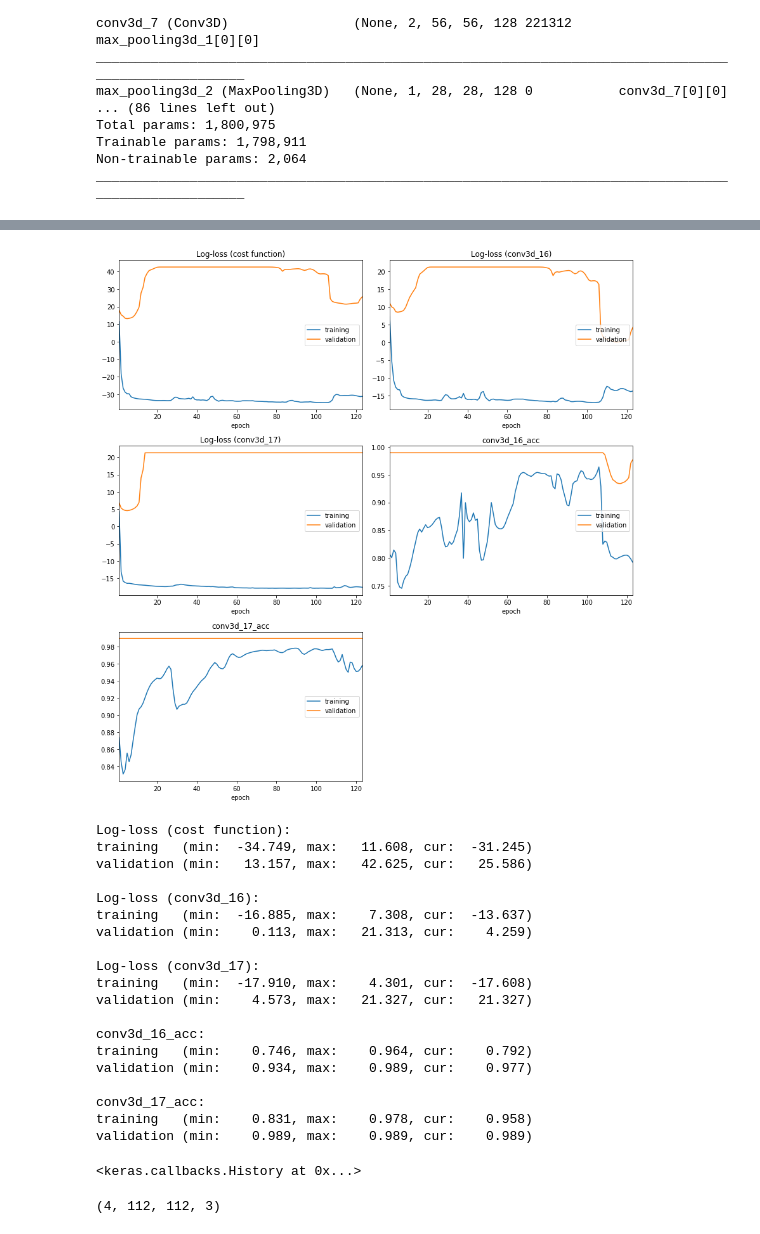
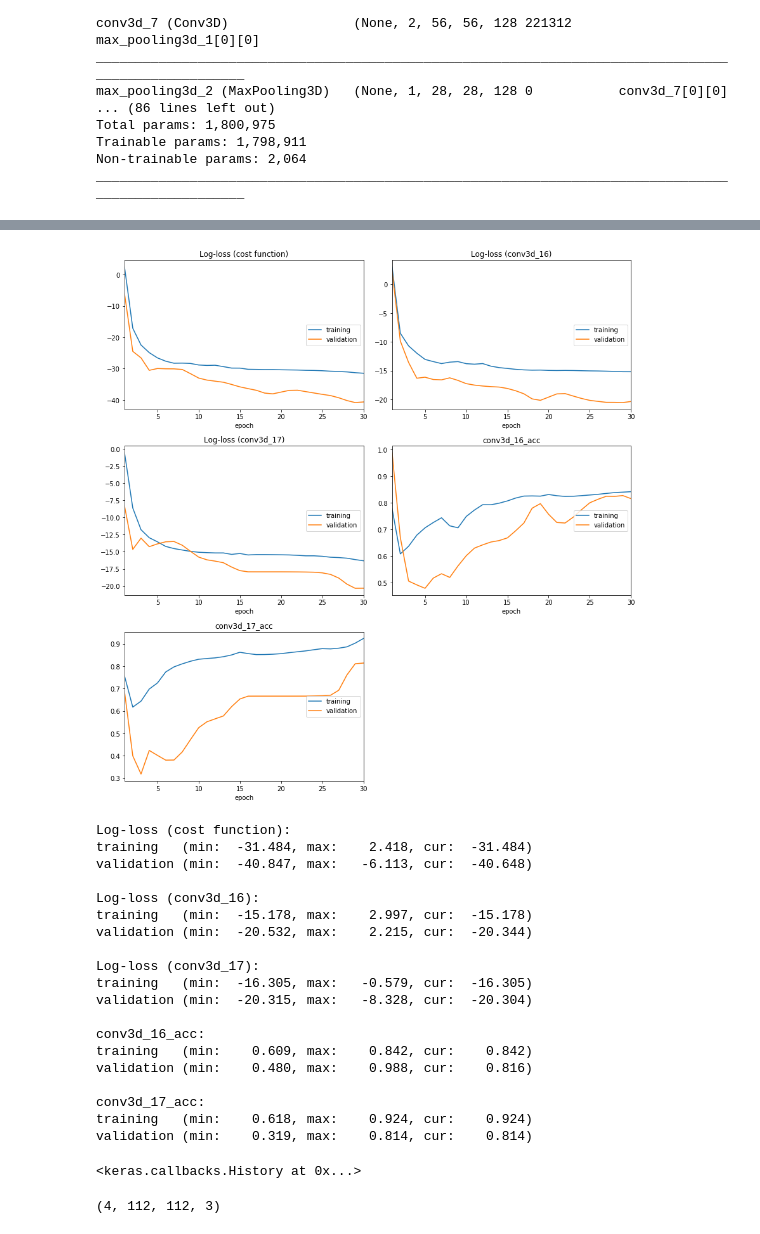
Before and after one commit to cvasii23/DS3DRFCNN_keras, a Jupyter notebook: DS3DRFCNN-v2.ipynb, the cells around one changed output, grey strips where cells are left out. Drawn from its saved outputs; the diff is of its cells as text; code cells hidden in the pictures.

Commit message:
better graphs

```diff
--- a/DS3DRFCNN-v2.ipynb
+++ b/DS3DRFCNN-v2.ipynb
@@ -171,29 +173,29 @@ plot_model(model, to_file='model.png')
 adam = Adam(lr=0.01, beta_1=0.9, beta_2=0.999, epsilon=1e-08)
 model.compile(optimizer=adam, loss='binary_crossentropy',metrics=['accuracy'])
 # %%
-model.fit(X_train,[y_train,y_train], batch_size=8, epochs=123,
+model.fit(X_train,[y_train,y_train], batch_size=8, epochs=30,
           validation_data=(X_validation,[y_validation,y_validation]),callbacks=[PlotLossesCallback()],verbose=0)
 # %% [output]
-[figure, old version]
+[figure, new version]
 Log-loss (cost function):
-training   (min:  -34.749, max:   11.608, cur:  -31.245)
-validation (min:   13.157, max:   42.625, cur:   25.586)
+training   (min:  -31.484, max:    2.418, cur:  -31.484)
+validation (min:  -40.847, max:   -6.113, cur:  -40.648)
 
 Log-loss (conv3d_16):
-training   (min:  -16.885, max:    7.308, cur:  -13.637)
-validation (min:    0.113, max:   21.313, cur:    4.259)
+training   (min:  -15.178, max:    2.997, cur:  -15.178)
+validation (min:  -20.532, max:    2.215, cur:  -20.344)
 
 Log-loss (conv3d_17):
-training   (min:  -17.910, max:    4.301, cur:  -17.608)
-validation (min:    4.573, max:   21.327, cur:   21.327)
+training   (min:  -16.305, max:   -0.579, cur:  -16.305)
+validation (min:  -20.315, max:   -8.328, cur:  -20.304)
 
 conv3d_16_acc:
-training   (min:    0.746, max:    0.964, cur:    0.792)
-validation (min:    0.934, max:    0.989, cur:    0.977)
+training   (min:    0.609, max:    0.842, cur:    0.842)
+validation (min:    0.480, max:    0.988, cur:    0.816)
 
 conv3d_17_acc:
-training   (min:    0.831, max:    0.978, cur:    0.958)
-validation (min:    0.989, max:    0.989, cur:    0.989)
+training   (min:    0.618, max:    0.924, cur:    0.924)
+validation (min:    0.319, max:    0.814, cur:    0.814)
 <keras.callbacks.History at 0x...>
 # %%
 X_test = X_validation[0,:,:,:,:]
```
Also changed, not shown: parts of 7 cells of this notebook, 1 other file.
